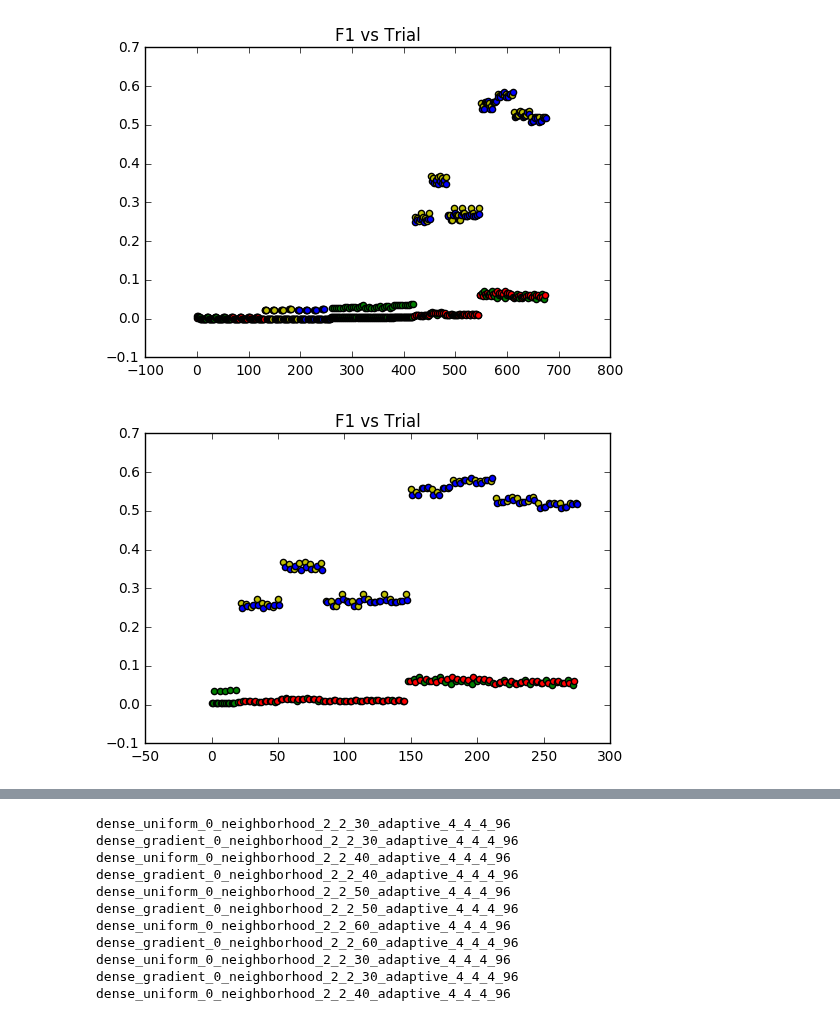
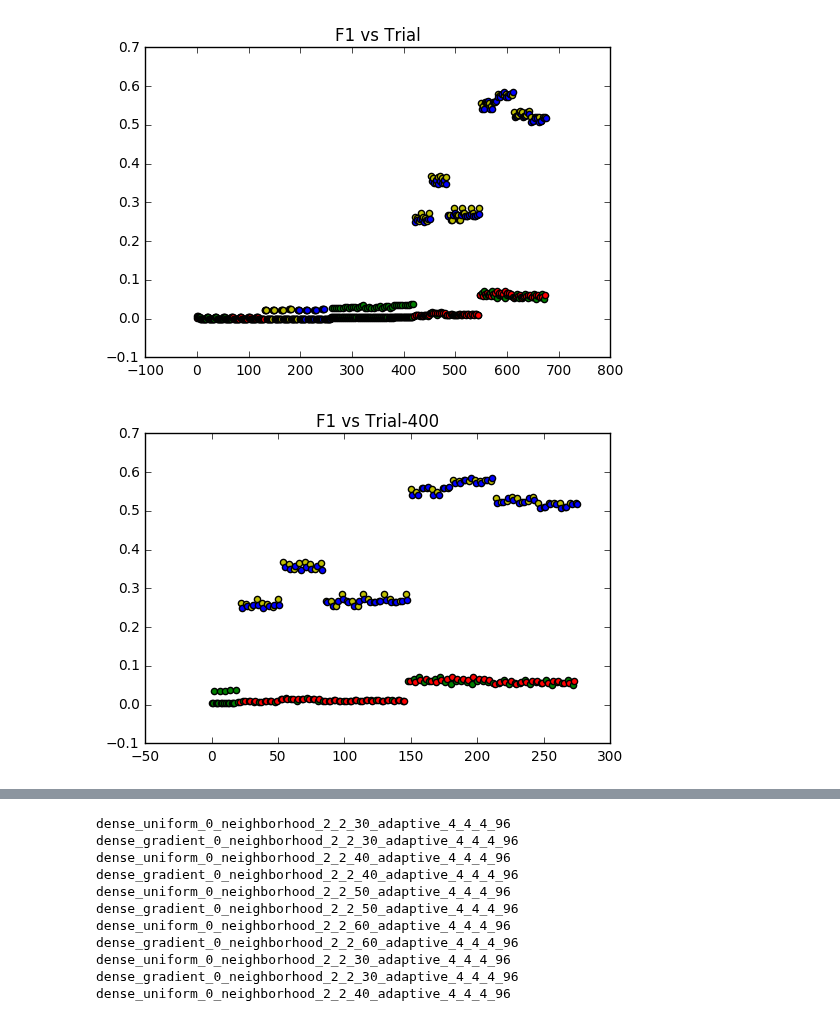
Before and after one commit to NeuroDataDesign/pan-synapse, a Jupyter notebook: background/HyperparamSearchResults.ipynb, the cells around one changed output, grey strips where cells are left out. Saved outputs shown, nothing was run; the diff lists cells and outputs as text; code cells hidden in the pictures.

```diff
--- a/background/HyperparamSearchResults.ipynb
+++ b/background/HyperparamSearchResults.ipynb
@@ -54,17 +54,17 @@ plt.show()
 # %%
 fig = plt.figure()
 typeDict = {
     'sparse_gradient': 'r',
     'sparse_uniform': 'g',
     'dense_gradient': 'b',
     'dense_uniform': 'y'
 }
-for trial, result in enumerate(data[400:700]):
+for trial, result in enumerate(data[400:]):
     groups = result[0].split('_')
     volString = groups[0]+ '_' + groups[1]
     plt.scatter(trial, result[3], c=typeDict[volString])
 
-plt.title('F1 vs Trial')
+plt.title('F1 vs Trial-400')
 plt.show()
 # %% [output]
-[figure, old version]
+[figure, new version]
```
Also changed, not shown: parts of 12 cells of this notebook.
